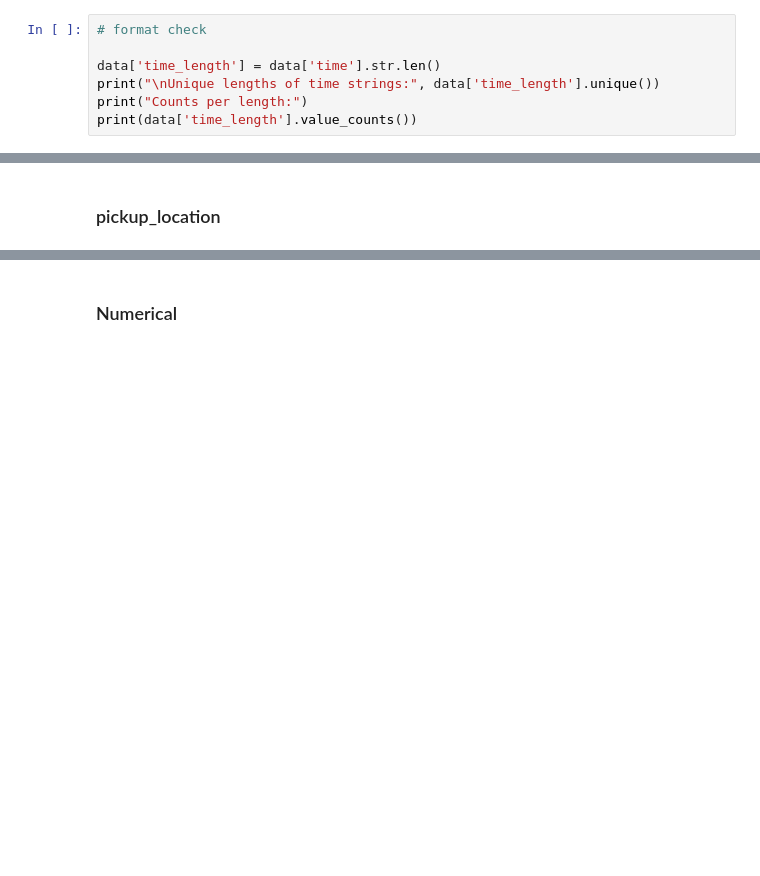
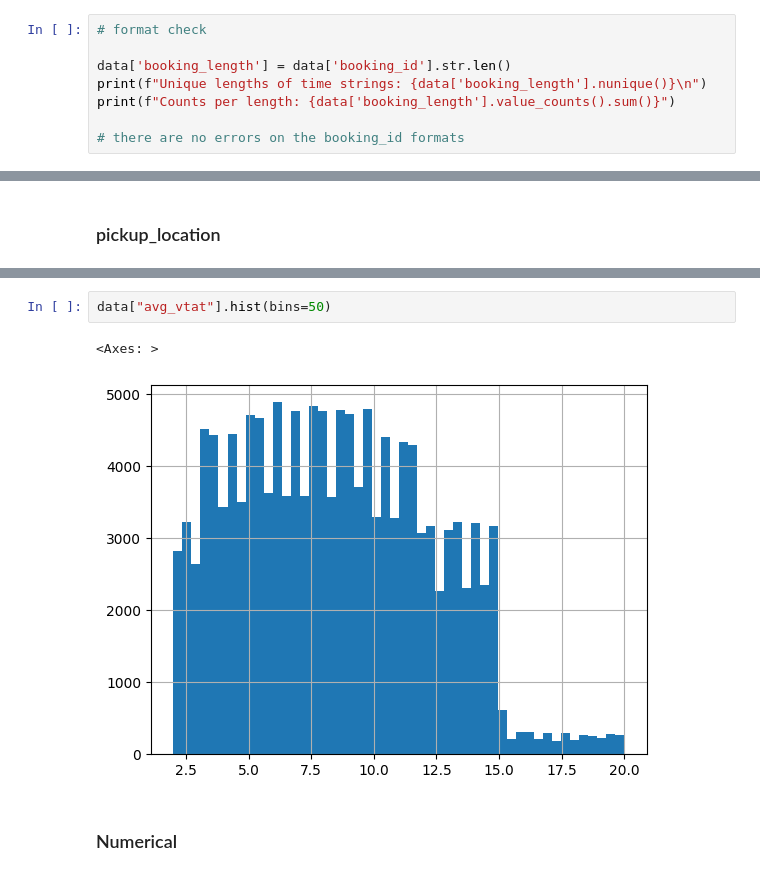
Before and after one commit to amaldu/uber-ride-cancellation-prediction, a Jupyter notebook: uber-analysis/notebooks/04_univar_eda.ipynb, the cells around one changed output, grey strips where cells are left out. Cells and saved outputs as stored; diff of their text form; blank space fills up the shorter version.

```diff
--- a/uber-analysis/notebooks/04_univar_eda.ipynb
+++ b/uber-analysis/notebooks/04_univar_eda.ipynb
@@ -413,8 +386,9 @@ Name: count, dtype: int64
 # %%
 # format check
 
-data['time_length'] = data['time'].str.len()
-print("\nUnique lengths of time strings:", data['time_length'].unique())
-print("Counts per length:")
-print(data['time_length'].value_counts())
+data['booking_length'] = data['booking_id'].str.len()
+print(f"Unique lengths of time strings: {data['booking_length'].nunique()}\n")
+print(f"Counts per length: {data['booking_length'].value_counts().sum()}")
+
+# there are no errors on the booking_id formats
 # %% [output]
@@ -534,3 +767,8 @@ data["vehicle_type"].value_counts(dropna = False)
+# %%
+data["avg_vtat"].hist(bins=50)
+# %% [output]
+<Axes: >
+[figure, added]
 # %% [markdown]
 ### Numerical
 # %%
```
Also changed, not shown: parts of 44 cells of this notebook, 1 other file.
